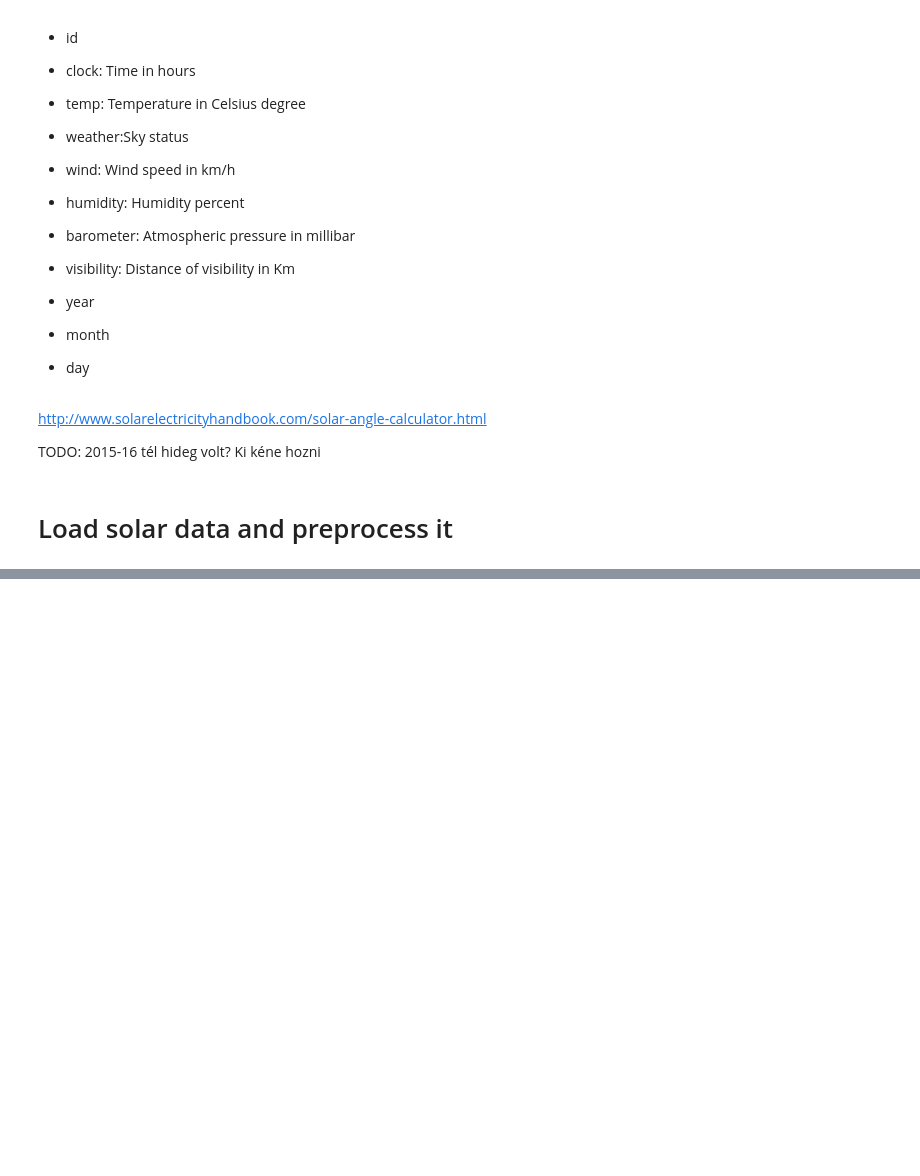
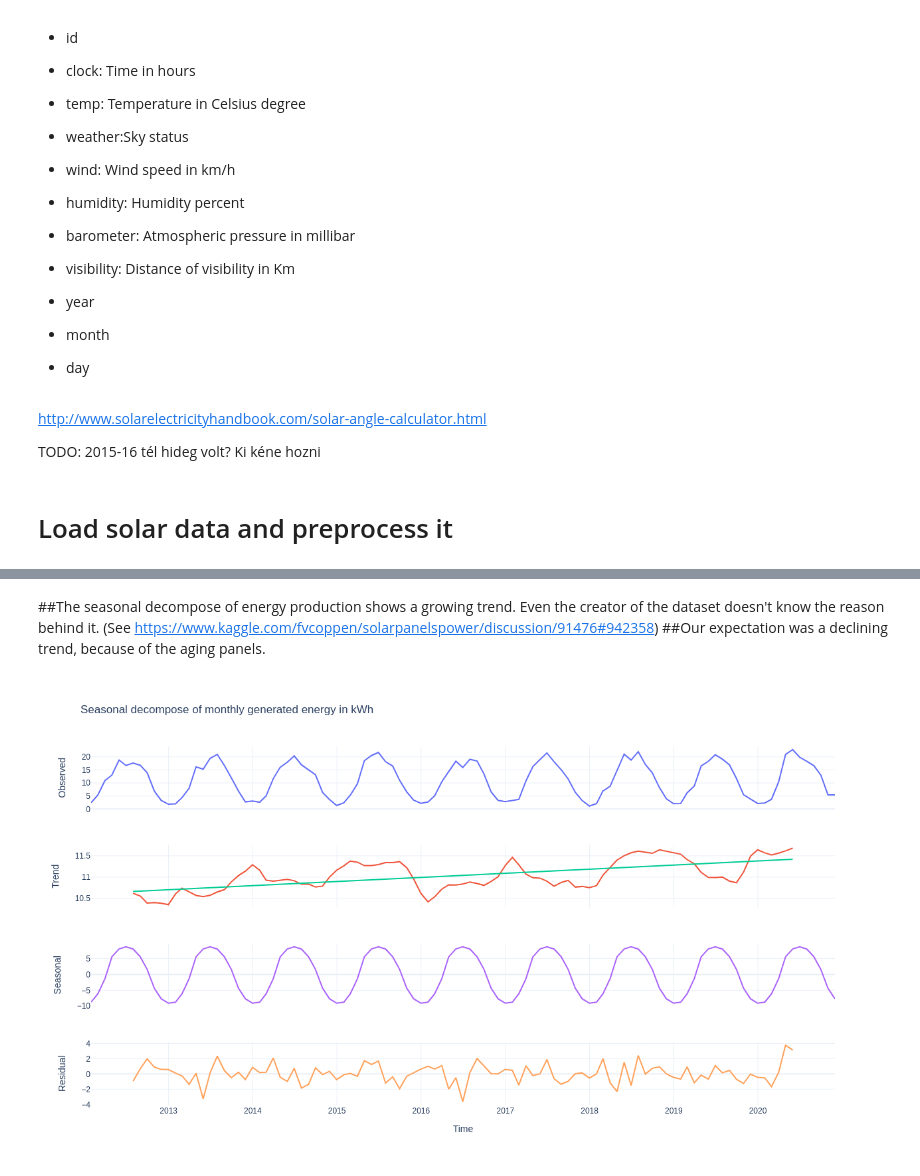
Before and after one commit to ffabi/VisualAnalysis, a Jupyter notebook: Mérési_solar_HF_AEP0TG_OZFKFP.ipynb, the cells around one changed output, grey strips where cells are left out. Drawn from its saved outputs; the diff is of its cells as text; code cells hidden in the pictures; blank space fills up the shorter version.

```diff
--- a/Mérési_solar_HF_AEP0TG_OZFKFP.ipynb
+++ b/Mérési_solar_HF_AEP0TG_OZFKFP.ipynb
@@ -623,0 +299,60 @@ fig.write_html(title.replace(" ", "_") + ".html")
+# %% [markdown]
+##The seasonal decompose of energy production shows a growing trend. Even the creator of the dataset doesn't know the reason behind it. (See https://www.kaggle.com/fvcoppen/solarpanelspower/discussion/91476#942358)
+##Our expectation was a declining trend, because of the aging panels.
+# %%
+#@title
+title = "Seasonal decompose of monthly generated energy in kWh"
+helper = solar.set_index("date").groupby(pd.Grouper(freq='M')).mean()
+date_axis = helper.index
+
+result = seasonal_decompose(helper["daily_generated_energy"], model='additive')
+
+fig = make_subplots(rows=4, cols=1,
+                    shared_xaxes=True,
+                    vertical_spacing=0.1)
+
+fig.add_trace(go.Scatter(x=date_axis, y=result.observed),
+              row=1, col=1)
+
+fig.add_trace(go.Scatter(x=date_axis, y=result.trend),
+              row=2, col=1)
+
+y = result.trend.dropna().values
+x = np.arange(len(y))
+
+X, Y = x.reshape(-1,1), y.reshape(-1,1)
+fig.add_trace(go.Scatter(x=date_axis[6:], y=LinearRegression().fit(X, Y).predict(X).flatten()),
+              row=2, col=1)
+
+fig.add_trace(go.Scatter(x=date_axis, y=result.seasonal),
+              row=3, col=1)
+
+fig.add_trace(go.Scatter(x=date_axis, y=result.resid),
+              row=4, col=1)
+
+fig.update_xaxes(title_text="Time", row=4, col=1)
+fig.update_yaxes(title_text="Observed", row=1, col=1)
+fig.update_yaxes(title_text="Trend", row=2, col=1)
+fig.update_yaxes(title_text="Seasonal", row=3, col=1)
+fig.update_yaxes(title_text="Residual", row=4, col=1)
+
+fig.update_layout(
+    # height=600,
+    # width=800,
+    title_text=title,
+    template="plotly_white",
+    showlegend=False
+)
+
+title = title.replace(" ", "_")
+fig.write_html(title + ".html")
+if interactive:
+    fig.show()
+else:
+    display(Image(fig.to_image(format="png",
+                               engine="kaleido",
+                               width=1280,
+                               height=720
+                               )))
+# %% [output]
+[figure, added]
```
Also changed, not shown: parts of 63 cells of this notebook.
